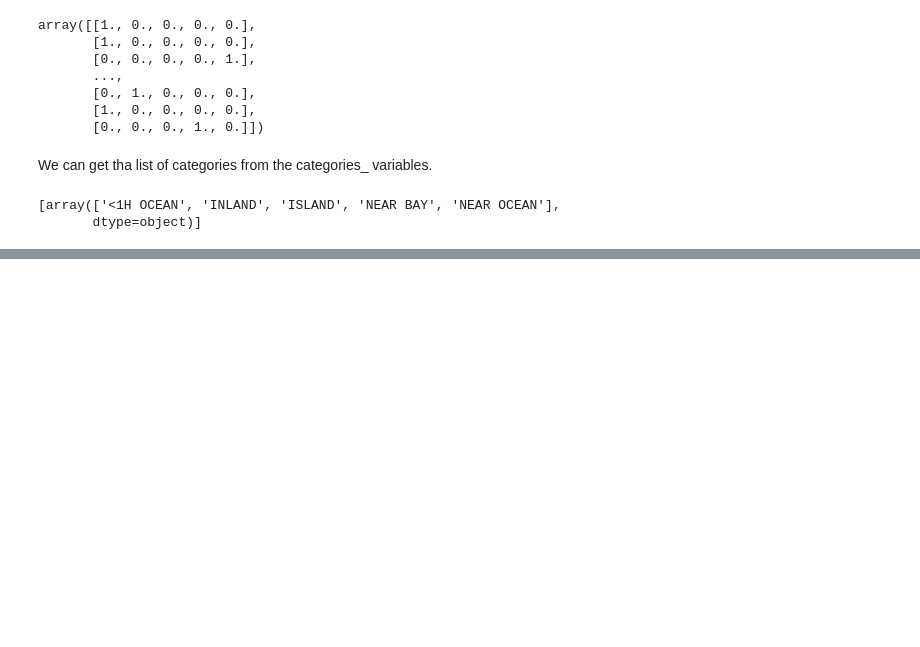
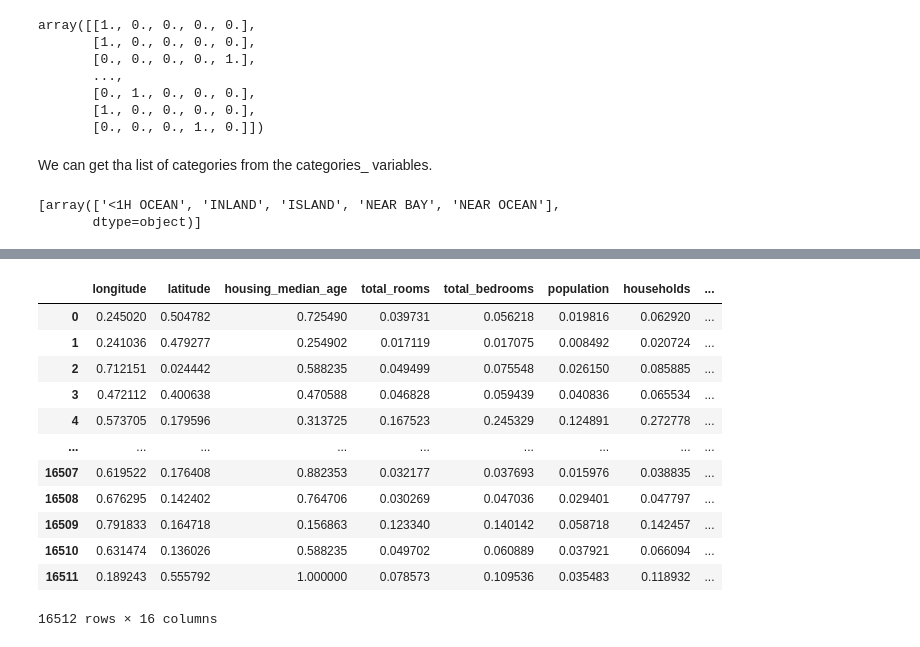
Before and after one commit to adzarei/uned-master-bigdata, a Jupyter notebook: AAI/chapter2/prepare_data_for_ML.ipynb, the cells around one changed output, grey strips where cells are left out. Cells and saved outputs as stored; diff of their text form; code cells hidden in the pictures; blank space fills up the shorter version.

Commit message:
prepare_data_for_ML.ipynb finished and tested.

```diff
--- a/AAI/chapter2/prepare_data_for_ML.ipynb
+++ b/AAI/chapter2/prepare_data_for_ML.ipynb
@@ -250,0 +317,12 @@ cat_enconder.categories_
+# %%
+std_num_pipeline = Pipeline([
+    ('imputer', SimpleImputer(strategy="median")),
+    ('attrib_adder', CombinedAttributesAdder(add_bedrooms_per_room=True)),
+    ('std_scaler', MinMaxScaler())
+])
+
+min_max_num_pipeline = Pipeline([
+    ('imputer', SimpleImputer(strategy="median")),
+    ('attrib_adder', CombinedAttributesAdder(add_bedrooms_per_room=True)),
+    ('std_scaler', StandardScaler())
+])
@@ -250,0 +346,3 @@ cat_enconder.categories_
+# %%
+housing_num_tr = std_num_pipeline.fit_transform(numeric_housing)
+housing_num_tr
@@ -250,0 +367,28 @@ cat_enconder.categories_
+# %%
+num_attribs = list(numeric_housing)
+cat_attribs = ["ocean_proximity"]
+
+full_pipeline = ColumnTransformer([
+    ('num', std_num_pipeline, num_attribs),
+    ('cat', OneHotEncoder(), cat_attribs)
+])
+# %%
+extra_columns = ("rooms_per_household", "population_per_household", "bedrooms_per_room")
+cat_columns = cat_enconder.categories_[0]
+housing_prepared = full_pipeline.fit_transform(housing)
+housing_prepared = pd.DataFrame(housing_prepared, columns=[*numeric_housing.columns, *extra_columns, *cat_columns])
+housing_prepared
+# %% [output]
+|  | longitude | latitude | housing_median_age | total_rooms | total_bedrooms | population | households | ... |
+| 0 | 0.245020 | 0.504782 | 0.725490 | 0.039731 | 0.056218 | 0.019816 | 0.062920 | ... |
+| 1 | 0.241036 | 0.479277 | 0.254902 | 0.017119 | 0.017075 | 0.008492 | 0.020724 | ... |
+| 2 | 0.712151 | 0.024442 | 0.588235 | 0.049499 | 0.075548 | 0.026150 | 0.085885 | ... |
+| 3 | 0.472112 | 0.400638 | 0.470588 | 0.046828 | 0.059439 | 0.040836 | 0.065534 | ... |
+| 4 | 0.573705 | 0.179596 | 0.313725 | 0.167523 | 0.245329 | 0.124891 | 0.272778 | ... |
+| ... | ... | ... | ... | ... | ... | ... | ... | ... |
+| 16507 | 0.619522 | 0.176408 | 0.882353 | 0.032177 | 0.037693 | 0.015976 | 0.038835 | ... |
+| 16508 | 0.676295 | 0.142402 | 0.764706 | 0.030269 | 0.047036 | 0.029401 | 0.047797 | ... |
+| 16509 | 0.791833 | 0.164718 | 0.156863 | 0.123340 | 0.140142 | 0.058718 | 0.142457 | ... |
+| 16510 | 0.631474 | 0.136026 | 0.588235 | 0.049702 | 0.060889 | 0.037921 | 0.066094 | ... |
+| 16511 | 0.189243 | 0.555792 | 1.000000 | 0.078573 | 0.109536 | 0.035483 | 0.118932 | ... |
+16512 rows × 16 columns
```
Also changed, not shown: parts of 16 cells of this notebook, 1 other file.
